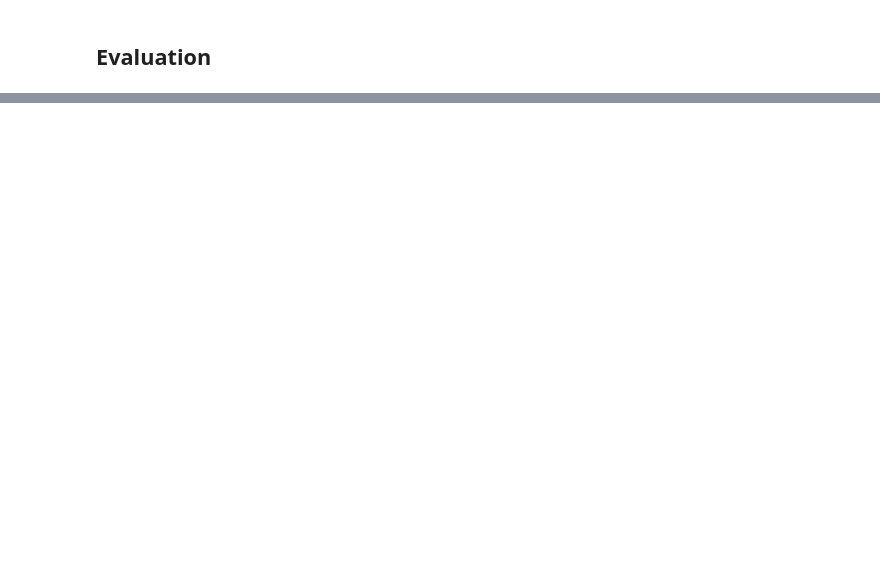
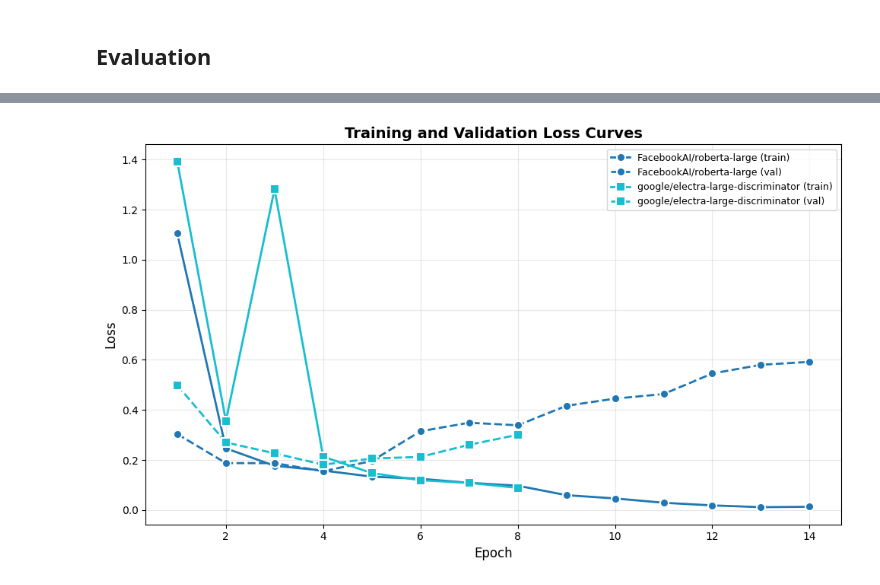
Before and after one commit to Nisimachluf/NLP-using-DL-Transformers, a Jupyter notebook: ProjectB.ipynb, the cells around one changed output, grey strips where cells are left out. Saved outputs shown, nothing was run; the diff lists cells and outputs as text; code cells hidden in the pictures; blank space fills up the shorter version.

```diff
--- a/ProjectB.ipynb
+++ b/ProjectB.ipynb
@@ -15,0 +32,11 @@ logging.set_verbosity_warning()
+# %%
+dataset = load_csv_to_dataset("data/train.csv", "data/validation.csv")
+
+def apply_ds_clean(fn, **fn_kwargs):
+    """Applies some cleaning function fn to the dataset and flags the changed rows for visualization"""
+    def apply(dataset):
+        text = dataset["text"]
+        cleaned = fn(text, **fn_kwargs)
+        return {"cleaned": cleaned,
+                "is_cleaned": cleaned!= text}
+    return apply
@@ -473,0 +288,80 @@ Model statistics saved to model_stats.csv
+# %%
+import pandas as pd
+
+def plot_training_curves(trained_weights_dir='trained_weights', fname=None):
+    """
+    Plot training and validation loss curves for all models in trained_weights directory.
+
+    Each subdirectory in trained_weights should contain model folders with training_log.csv files.
+    The function plots all models on the same axes with different colors, using solid lines for
+    training loss and dashed lines for validation loss.
+
+    Args:
+        trained_weights_dir: Path to directory containing trained model weights (default: 'trained_weights')
+        fname: Optional file path to save the figure (without extension, will be saved as .jpg)
+    """
+    # Find all training_log.csv files
+    training_logs = []
+    for root, dirs, files in os.walk(trained_weights_dir):
+        if "large" in root:
+            if 'training_log.csv' in files:
+                log_path = os.path.join(root, 'training_log.csv')
+                # Extract model name from path (e.g., 'google/electra-small-discriminator')
+                rel_path = os.path.relpath(root, trained_weights_dir)
+                model_name = rel_path.replace(os.sep, '/')
+                training_logs.append((model_name, log_path))
+
+    if not training_logs:
+        print(f"No training_log.csv files found in {trained_weights_dir}")
+        return
+
+    # Define colors and markers for different models
+    colors = plt.cm.tab10(np.linspace(0, 1, len(training_logs)))
+    markers = ['o', 's', '^', 'v', 'D', 'p', '*', 'h', '<', '>']
+
+    # Create figure
+    fig, ax = plt.subplots(figsize=(10, 6))
+
+    # Plot each model
+    for idx, (model_name, log_path) in enumerate(training_logs):
+        # Read training log
+        df = pd.read_csv(log_path)
+
+        # Extract epochs and losses
+        epochs = df['epoch'].values
+        train_loss = df['loss'].values
+        eval_loss = df['eval_loss'].values
+
+        color = colors[idx]
+        marker = markers[idx % len(markers)]
+
+        # Plot training loss (solid line with markers)
+        ax.plot(epochs, train_loss, color=color, linestyle='-', marker=marker,
+               label=f'{model_name} (train)', linewidth=2, markersize=8, markeredgewidth=1.5,
+               markeredgecolor='white')
+
+        # Plot validation loss (dashed line with markers)
+        ax.plot(epochs, eval_loss, color=color, linestyle='--', marker=marker,
+               label=f'{model_name} (val)', linewidth=2, markersize=8, markeredgewidth=1.5,
+               markeredgecolor='white')
+
+    ax.set_xlabel('Epoch', fontsize=12)
+    ax.set_ylabel('Loss', fontsize=12)
+    ax.set_title('Training and Validation Loss Curves', fontsize=14, fontweight='bold')
+    ax.legend(fontsize=9, loc='best')
+    ax.grid(True, alpha=0.3)
+
+    plt.tight_layout()
+
+    if fname:
+        # Ensure the directory exists
+        directory = os.path.dirname(fname)
+        if directory and not os.path.exists(directory):
+            os.makedirs(directory, exist_ok=True)
+        plt.savefig(f'{fname}.jpg', format='jpg', dpi=300, bbox_inches='tight')
+
+    plt.show()
+
+plot_training_curves()
+# %% [output]
+[figure, added]
```
Also changed, not shown: parts of 25 cells of this notebook, 28 other files.
